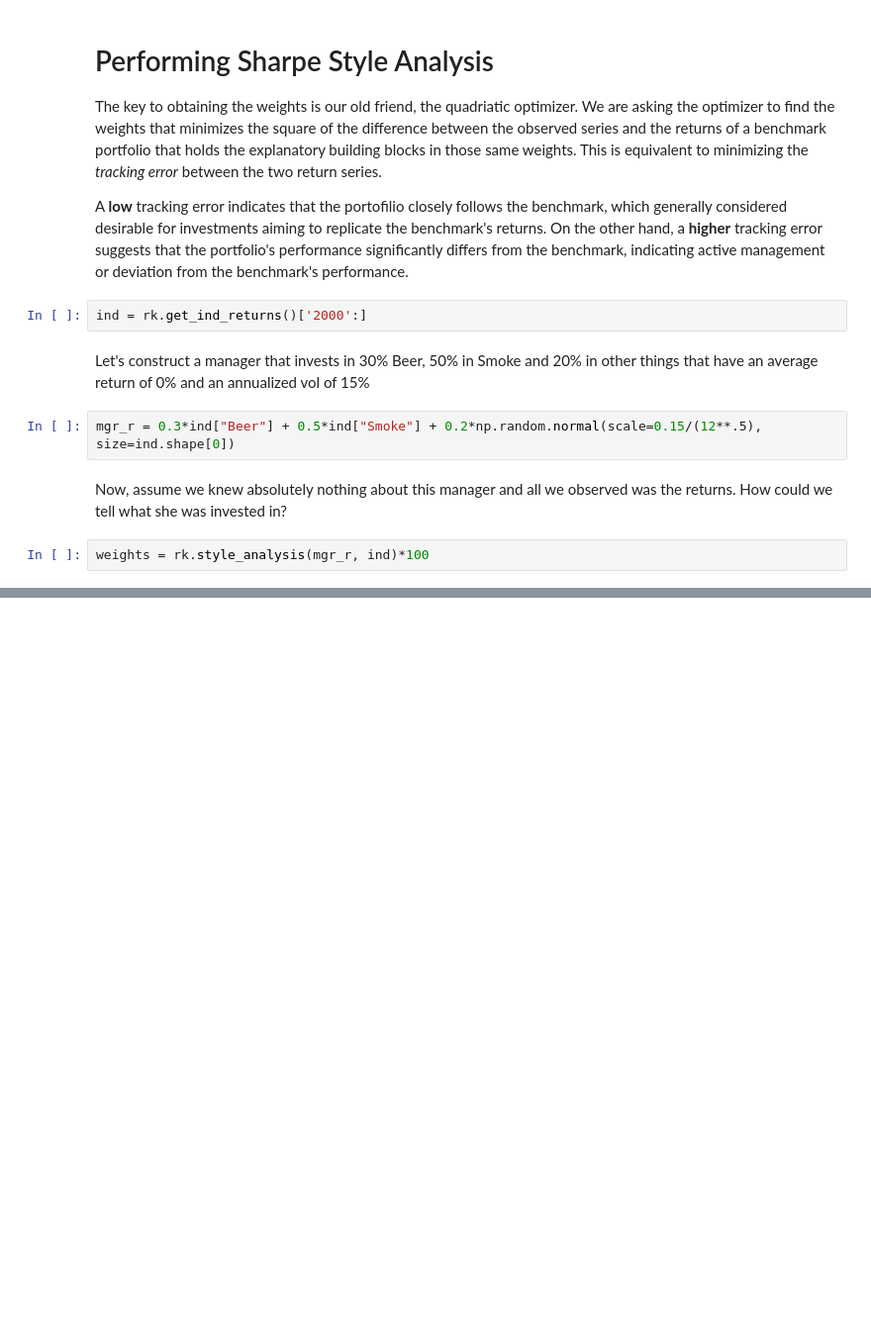
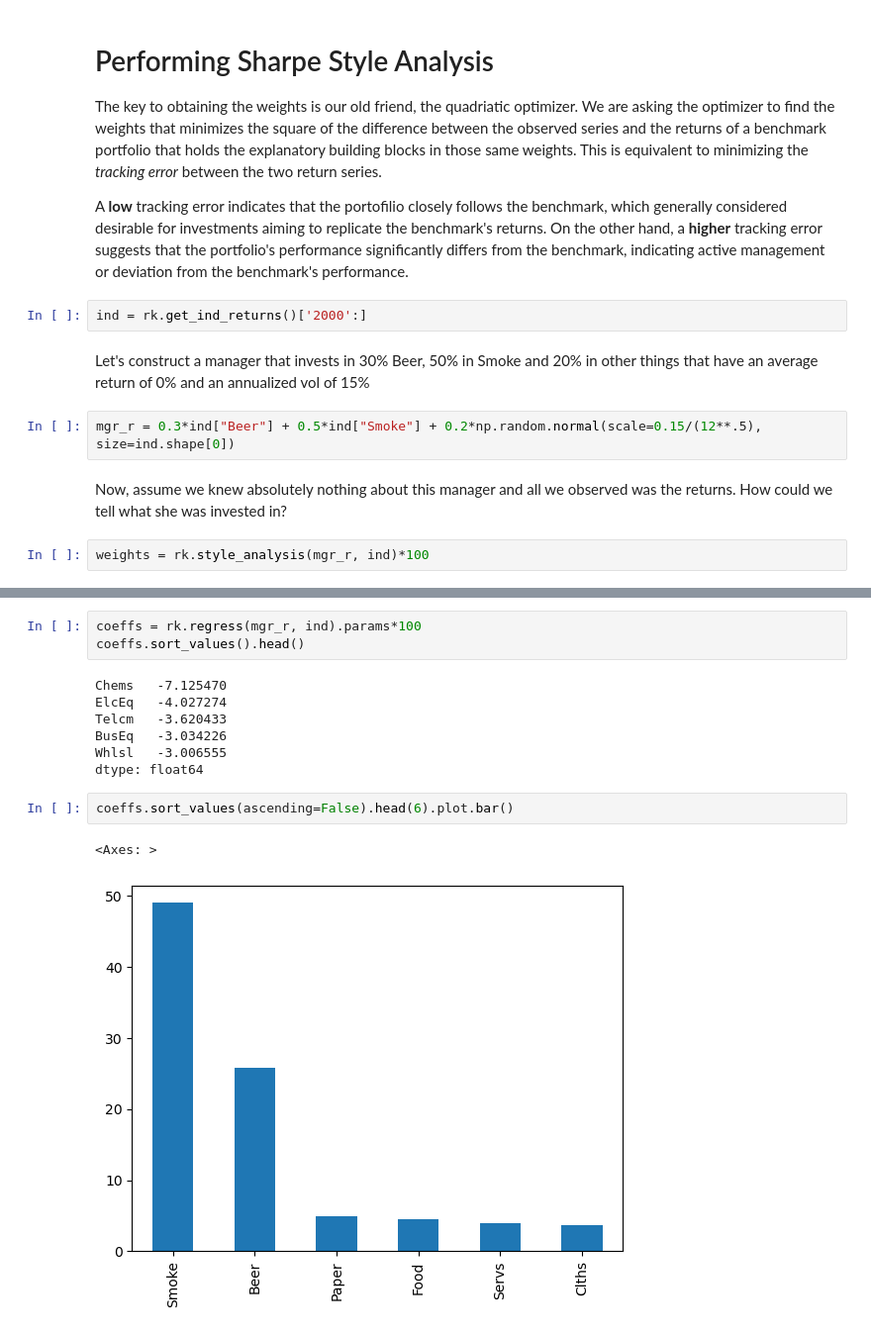
Before and after one commit to ahmet794/Investment-Banking-Asset-Management, a Jupyter notebook: Advanced Portfolio Construction and Analysis with Python/Labs Week 1.ipynb, the cells around one changed output, grey strips where cells are left out. Shown: that part at 99% size. Saved outputs shown, nothing was run; the diff lists cells and outputs as text; blank space fills up the shorter version.

```diff
--- a/Advanced Portfolio Construction and Analysis with Python/Labs Week 1.ipynb
+++ b/Advanced Portfolio Construction and Analysis with Python/Labs Week 1.ipynb
@@ -202,0 +208,15 @@ weights = rk.style_analysis(mgr_r, ind)*100
+# %%
+coeffs = rk.regress(mgr_r, ind).params*100
+coeffs.sort_values().head()
+# %% [output]
+Chems   -7.125470
+ElcEq   -4.027274
+Telcm   -3.620433
+BusEq   -3.034226
+Whlsl   -3.006555
+dtype: float64
+# %%
+coeffs.sort_values(ascending=False).head(6).plot.bar()
+# %% [output]
+<Axes: >
+[figure, added]
```
Also changed, not shown: parts of 8 cells of this notebook, 3 other files.
